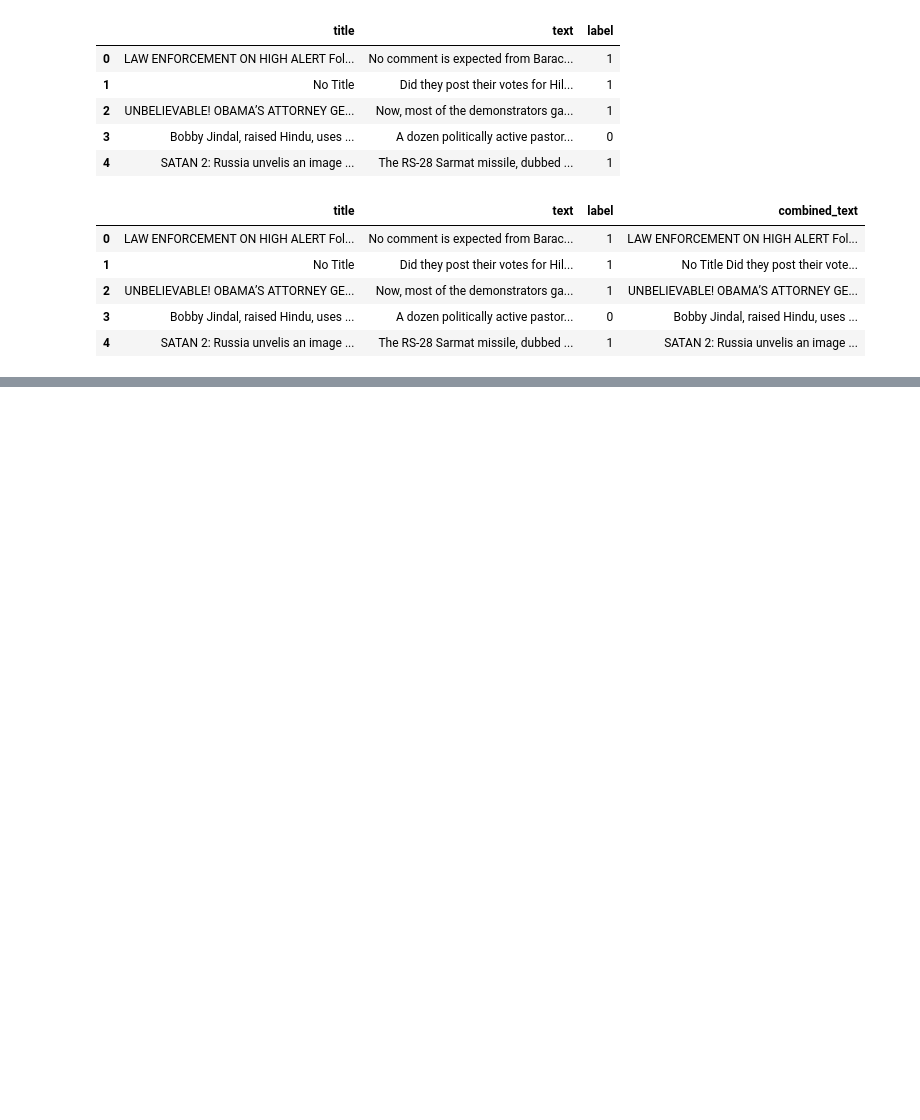
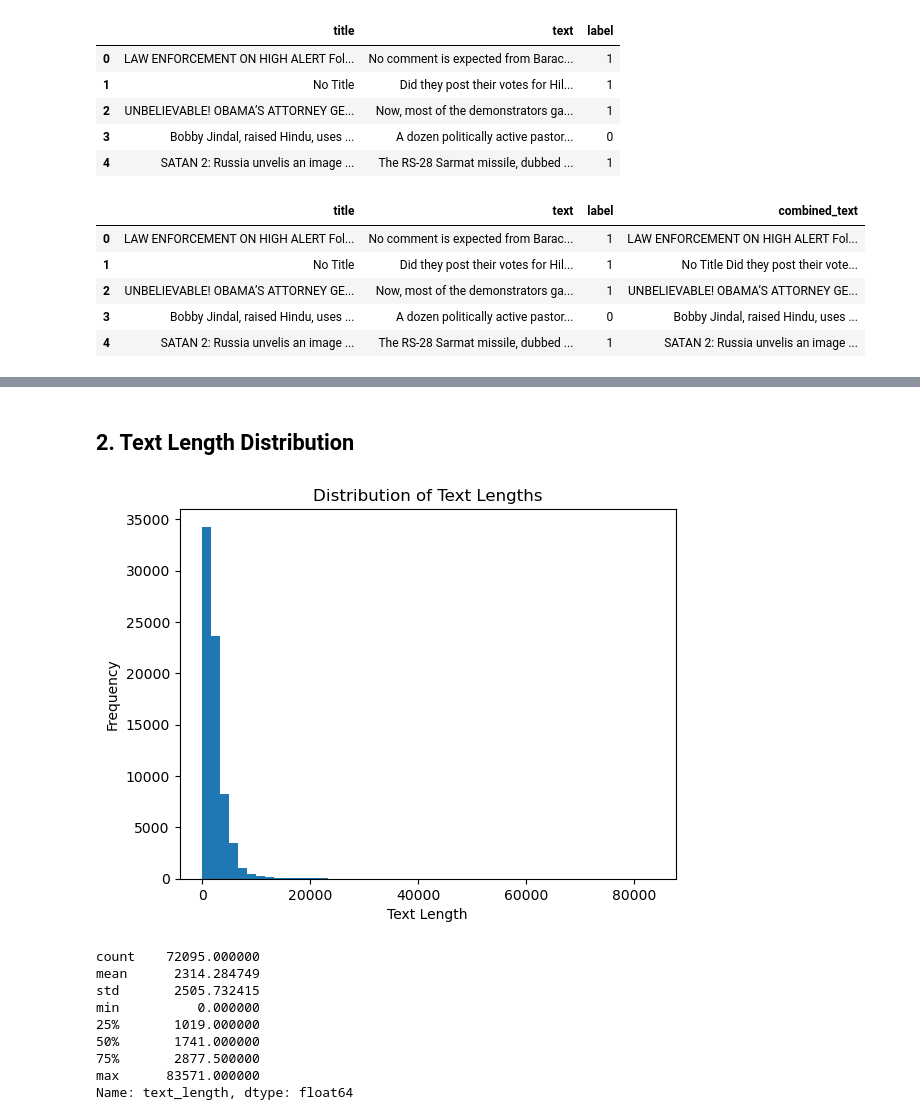
Before and after one commit to sindhujaSirigeri/Fake-News-Detection-App, a Jupyter notebook: fake-news-predictor/notebooks/preprocessing_notebook.ipynb, the cells around one changed output, grey strips where cells are left out. Cells and saved outputs as stored; diff of their text form; code cells hidden in the pictures; blank space fills up the shorter version.

```diff
--- a/fake-news-predictor/notebooks/preprocessing_notebook.ipynb
+++ b/fake-news-predictor/notebooks/preprocessing_notebook.ipynb
@@ -154,8 +167,8 @@ df.head()
 stop_words = set(stopwords.words('english'))
 
 def remove_stopwords(text):
-    # Tokenize the text into words
-    word_tokens = word_tokenize(text)
+    # Tokenize the text by splitting on whitespace
+    word_tokens = text.split()
 
     # Filter out the stopwords
     filtered_text = [word for word in word_tokens if word.lower() not in stop_words]
@@ -165,4 +178,7 @@ def remove_stopwords(text):
 
 # Apply the function to the 'combined_text' column
 df['cleaned_text'] = df['combined_text'].apply(remove_stopwords)
+
+# Display a few examples to verify the result
+print(df[['combined_text', 'cleaned_text']].head())
 # %% [output]
@@ -172,0 +458,24 @@ LookupError:
+# %% [markdown]
+## 2. Text Length Distribution
+# %%
+df['text_length'] = df['cleaned_text'].apply(len)
+
+plt.hist(df['text_length'], bins=50)
+plt.title('Distribution of Text Lengths')
+plt.xlabel('Text Length')
+plt.ylabel('Frequency')
+plt.show()
+
+# Display summary statistics for text lengths
+print(df['text_length'].describe())
+# %% [output]
+[figure, added]
+count    72095.000000
+mean      2314.284749
+std       2505.732415
+min          0.000000
+25%       1019.000000
+50%       1741.000000
+75%       2877.500000
+max      83571.000000
+Name: text_length, dtype: float64
```
Also changed, not shown: parts of 32 cells of this notebook, 1 other file.
